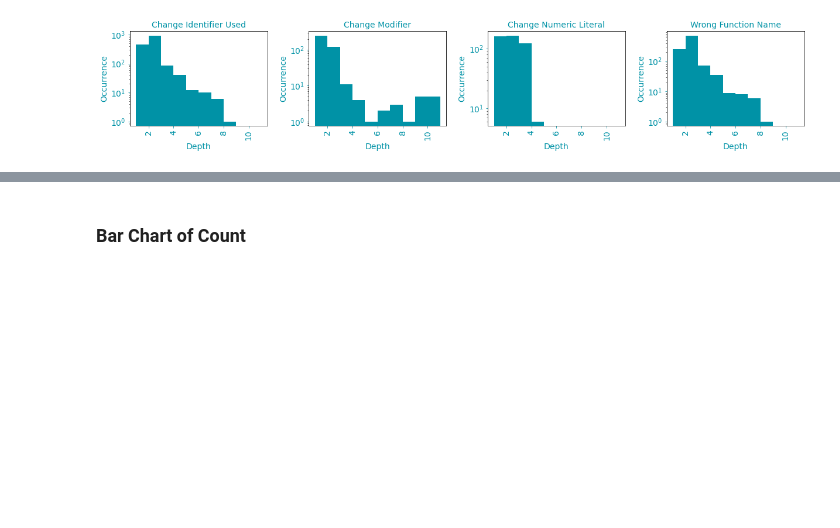
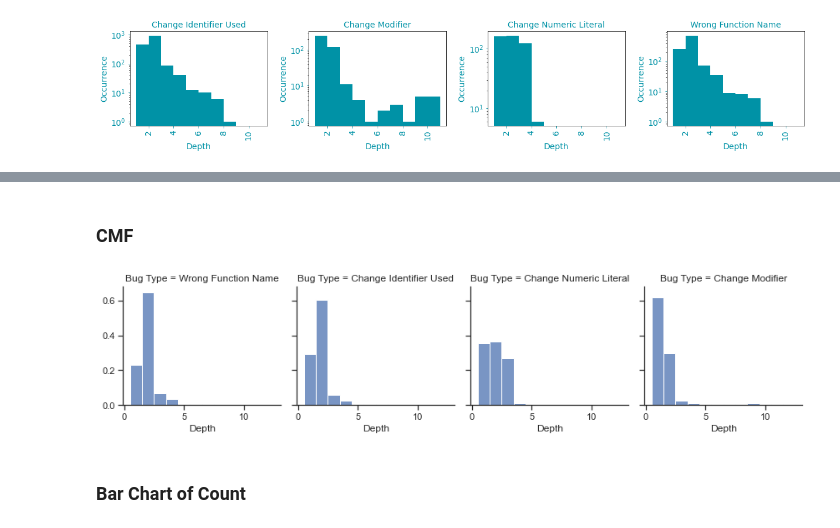
Before and after one commit to parvezmrobin/msr-2021, a Jupyter notebook: notebooks/RQ1.ipynb, the cells around one changed output, grey strips where cells are left out. Saved outputs shown, nothing was run; the diff lists cells and outputs as text; code cells hidden in the pictures; blank space fills up the shorter version.

```diff
--- a/notebooks/RQ1.ipynb
+++ b/notebooks/RQ1.ipynb
@@ -214,2 +244,10 @@ array([<AxesSubplot:title={'center':'Change Identifier Used'}, xlabel='Depth', y
+# %% [markdown]
+### CMF
+# %%
+with sns.axes_style(style='ticks'):
+    g = sns.FacetGrid(fix_df[fix_df['Bug Type'].isin(VIP_TYPES)], col='Bug Type', col_wrap=4)
+    g.map(sns.histplot, 'Depth', stat='density', discrete=True, common_norm=True)
+# %% [output]
+[figure, added]
 # %% [markdown]
 ### Bar Chart of Count
```
Also changed, not shown: parts of 17 cells of this notebook, 3 other files.
